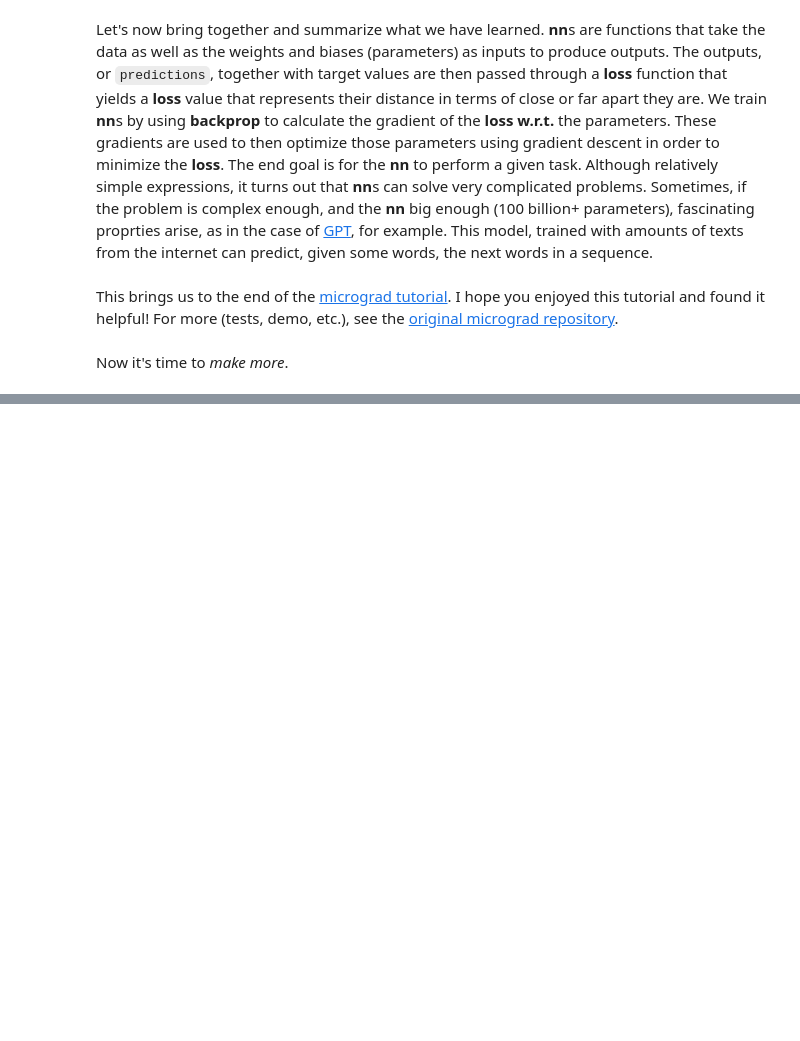
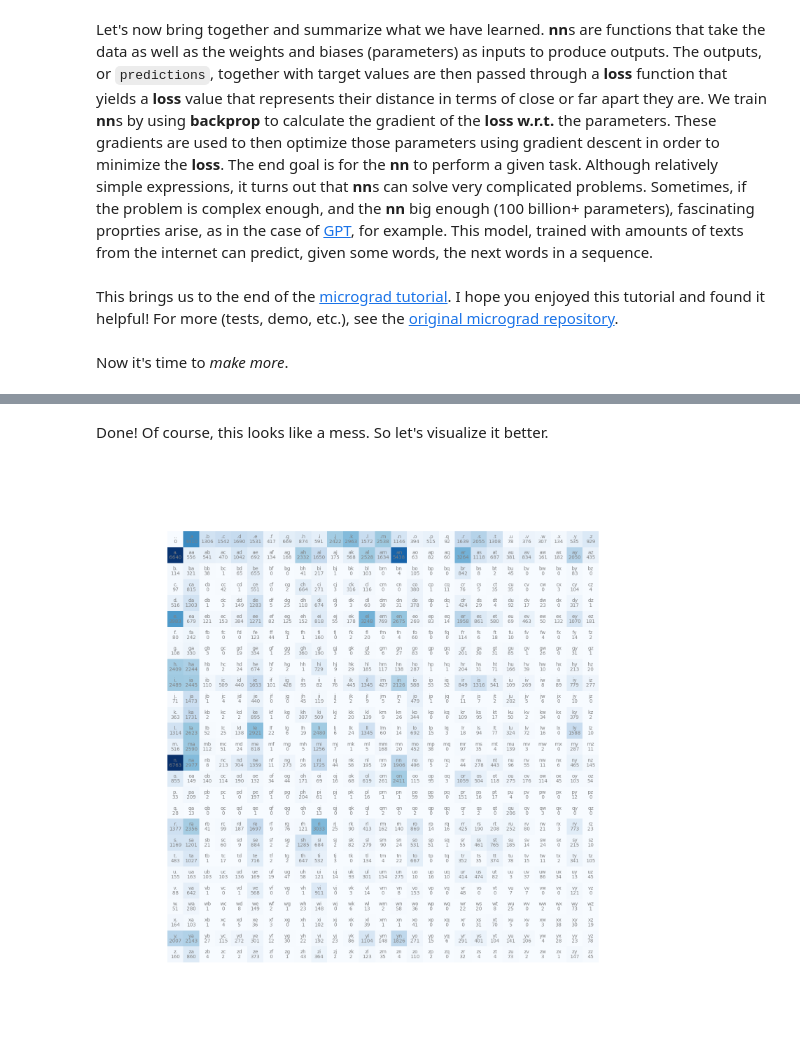
Before and after one commit to ckaraneen/micrograduate, a Jupyter notebook: micrograduate.ipynb, the cells around one changed output, grey strips where cells are left out. Drawn from its saved outputs; the diff is of its cells as text; code cells hidden in the pictures; blank space fills up the shorter version.

```diff
--- a/micrograduate.ipynb
+++ b/micrograduate.ipynb
@@ -917,0 +964,2 @@ Now it's time to *make more*.
+# %%
+words = open('names.txt').read().splitlines()
@@ -917,0 +999,7 @@ Now it's time to *make more*.
+# %%
+b = {}
+for w in words:
+    chs = ['.'] + list(w) + ['.']
+    for ch1, ch2 in zip(chs, chs[1:]):
+        bigram = (ch1, ch2)
+        b[bigram] = b.get(bigram, 0) + 1
@@ -917,0 +1030,4 @@ Now it's time to *make more*.
+# %%
+chars = ['.'] + sorted(list(set(''.join(words))))
+ctoi = {c: i for i, c in enumerate(chars)}
+print(ctoi)
@@ -917,0 +1038,8 @@ Now it's time to *make more*.
+# %%
+import torch
+nchars = len(chars)
+N = torch.zeros(nchars, nchars, dtype=torch.int32)
+for w in words:
+    chs = ['.'] + list(w) + ['.']
+    for ch1, ch2 in zip(chs, chs[1:]):
+        N[ctoi[ch1], ctoi[ch2]] += 1
@@ -917,0 +1066,15 @@ Now it's time to *make more*.
+# %% [markdown]
+Done! Of course, this looks like a mess. So let's visualize it better.
+# %%
+itoc = {i: c for c, i in ctoi.items()}
+import matplotlib.pyplot as plt
+plt.figure(figsize=(16,16));
+plt.imshow(N, cmap='Blues')
+for i in range(27):
+    for j in range(27):
+        chstr = itoc[i] + itoc[j]
+        plt.text(j, i, chstr, ha="center", va="bottom", color='gray')
+        plt.text(j, i, N[i, j].item(), ha="center", va="top", color='gray')
+plt.axis('off');
+# %% [output]
+[figure, added]
```
Also changed, not shown: parts of 138 cells of this notebook, 2 other files.
